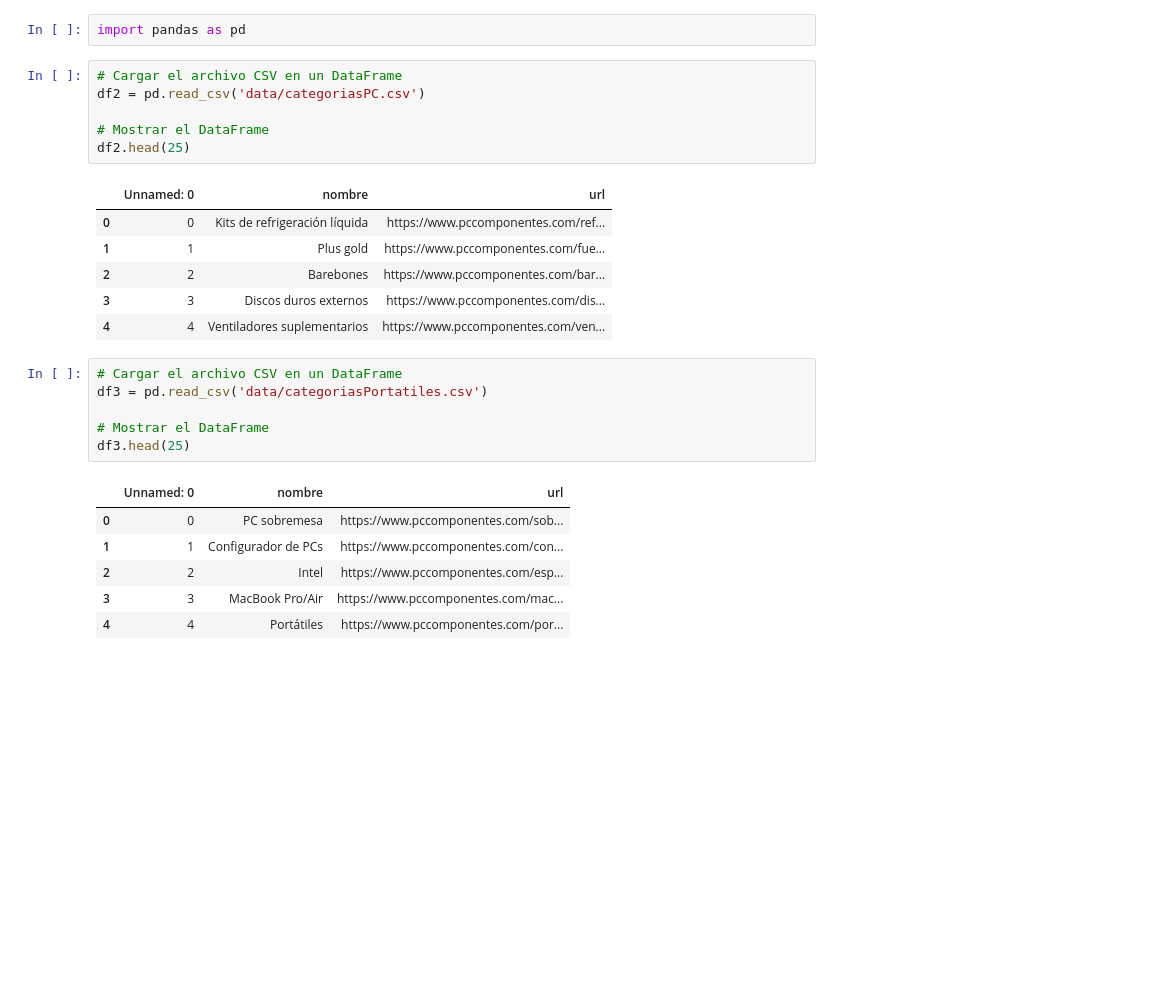
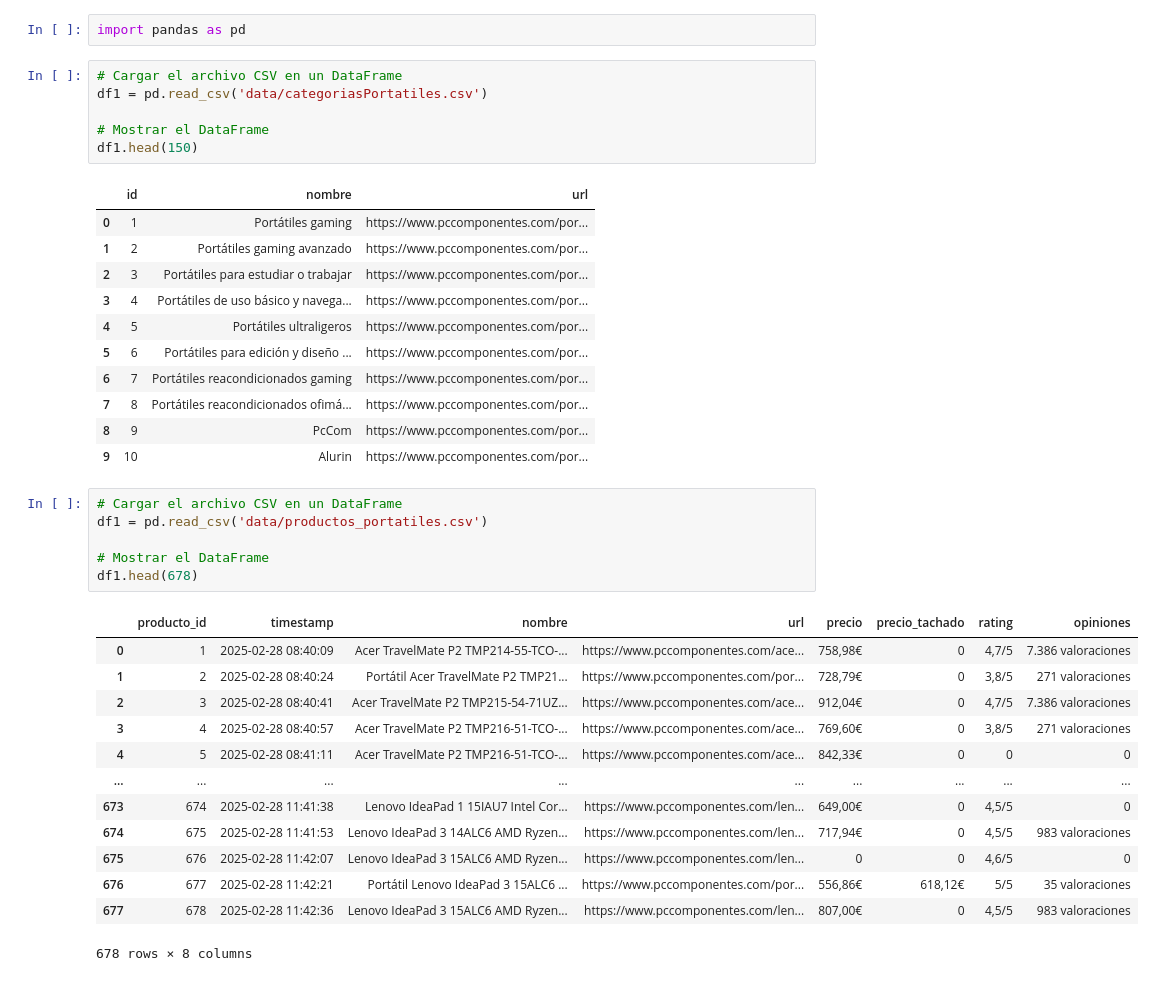
Before and after one commit to ismaelz001/Proyecto-Final-Bootcamp, a Jupyter notebook: prueba.ipynb, the cells around one changed output. Cells and saved outputs as stored; diff of their text form; blank space fills up the shorter version.

```diff
--- a/prueba.ipynb
+++ b/prueba.ipynb
@@ -2,27 +2,39 @@
 import pandas as pd
 # %%
 # Cargar el archivo CSV en un DataFrame
-df2 = pd.read_csv('data/categoriasPC.csv')
+df1 = pd.read_csv('data/categoriasPortatiles.csv')
 
 # Mostrar el DataFrame
-df2.head(25)
+df1.head(150)
 # %% [output]
-|  | Unnamed: 0 | nombre | url |
-| 0 | 0 | Kits de refrigeración líquida | https://www.pccomponentes.com/ref... |
-| 1 | 1 | Plus gold | https://www.pccomponentes.com/fue... |
-| 2 | 2 | Barebones | https://www.pccomponentes.com/bar... |
-| 3 | 3 | Discos duros externos | https://www.pccomponentes.com/dis... |
-| 4 | 4 | Ventiladores suplementarios | https://www.pccomponentes.com/ven... |
+|  | id | nombre | url |
+| 0 | 1 | Portátiles gaming | https://www.pccomponentes.com/por... |
+| 1 | 2 | Portátiles gaming avanzado | https://www.pccomponentes.com/por... |
+| 2 | 3 | Portátiles para estudiar o trabajar | https://www.pccomponentes.com/por... |
+| 3 | 4 | Portátiles de uso básico y navega... | https://www.pccomponentes.com/por... |
+| 4 | 5 | Portátiles ultraligeros | https://www.pccomponentes.com/por... |
+| 5 | 6 | Portátiles para edición y diseño ... | https://www.pccomponentes.com/por... |
+| 6 | 7 | Portátiles reacondicionados gaming | https://www.pccomponentes.com/por... |
+| 7 | 8 | Portátiles reacondicionados ofimá... | https://www.pccomponentes.com/por... |
+| 8 | 9 | PcCom | https://www.pccomponentes.com/por... |
+| 9 | 10 | Alurin | https://www.pccomponentes.com/por... |
 # %%
 # Cargar el archivo CSV en un DataFrame
-df3 = pd.read_csv('data/categoriasPortatiles.csv')
+df1 = pd.read_csv('data/productos_portatiles.csv')
 
 # Mostrar el DataFrame
-df3.head(25)
+df1.head(678)
 # %% [output]
-|  | Unnamed: 0 | nombre | url |
-| 0 | 0 | PC sobremesa | https://www.pccomponentes.com/sob... |
-| 1 | 1 | Configurador de PCs | https://www.pccomponentes.com/con... |
-| 2 | 2 | Intel | https://www.pccomponentes.com/esp... |
-| 3 | 3 | MacBook Pro/Air | https://www.pccomponentes.com/mac... |
-| 4 | 4 | Portátiles | https://www.pccomponentes.com/por... |
+|  | producto_id | timestamp | nombre | url | precio | precio_tachado | rating | opiniones |
+| 0 | 1 | 2025-02-28 08:40:09 | Acer TravelMate P2 TMP214-55-TCO-... | https://www.pccomponentes.com/ace... | 758,98€ | 0 | 4,7/5 | 7.386 valoraciones |
+| 1 | 2 | 2025-02-28 08:40:24 | Portátil Acer TravelMate P2 TMP21... | https://www.pccomponentes.com/por... | 728,79€ | 0 | 3,8/5 | 271 valoraciones |
+| 2 | 3 | 2025-02-28 08:40:41 | Acer TravelMate P2 TMP215-54-71UZ... | https://www.pccomponentes.com/ace... | 912,04€ | 0 | 4,7/5 | 7.386 valoraciones |
+| 3 | 4 | 2025-02-28 08:40:57 | Acer TravelMate P2 TMP216-51-TCO-... | https://www.pccomponentes.com/ace... | 769,60€ | 0 | 3,8/5 | 271 valoraciones |
+| 4 | 5 | 2025-02-28 08:41:11 | Acer TravelMate P2 TMP216-51-TCO-... | https://www.pccomponentes.com/ace... | 842,33€ | 0 | 0 | 0 |
+| ... | ... | ... | ... | ... | ... | ... | ... | ... |
+| 673 | 674 | 2025-02-28 11:41:38 | Lenovo IdeaPad 1 15IAU7 Intel Cor... | https://www.pccomponentes.com/len... | 649,00€ | 0 | 4,5/5 | 0 |
+| 674 | 675 | 2025-02-28 11:41:53 | Lenovo IdeaPad 3 14ALC6 AMD Ryzen... | https://www.pccomponentes.com/len... | 717,94€ | 0 | 4,5/5 | 983 valoraciones |
+| 675 | 676 | 2025-02-28 11:42:07 | Lenovo IdeaPad 3 15ALC6 AMD Ryzen... | https://www.pccomponentes.com/len... | 0 | 0 | 4,6/5 | 0 |
+| 676 | 677 | 2025-02-28 11:42:21 | Portátil Lenovo IdeaPad 3 15ALC6 ... | https://www.pccomponentes.com/por... | 556,86€ | 618,12€ | 5/5 | 35 valoraciones |
+| 677 | 678 | 2025-02-28 11:42:36 | Lenovo IdeaPad 3 15ALC6 AMD Ryzen... | https://www.pccomponentes.com/len... | 807,00€ | 0 | 4,5/5 | 983 valoraciones |
+678 rows × 8 columns
```
Also changed, not shown: parts of 20 cells of this notebook, 13 other files.
